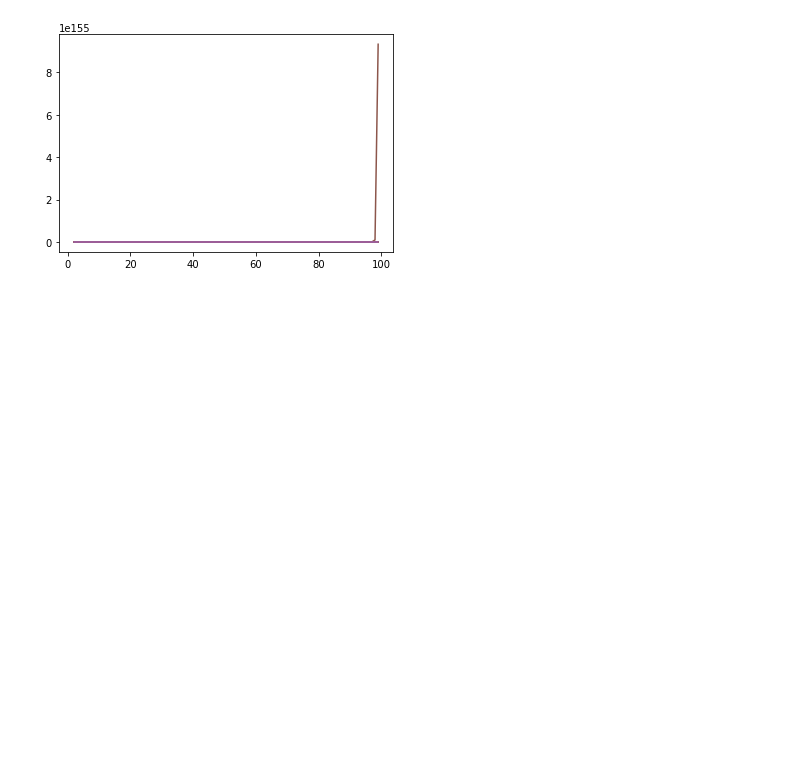
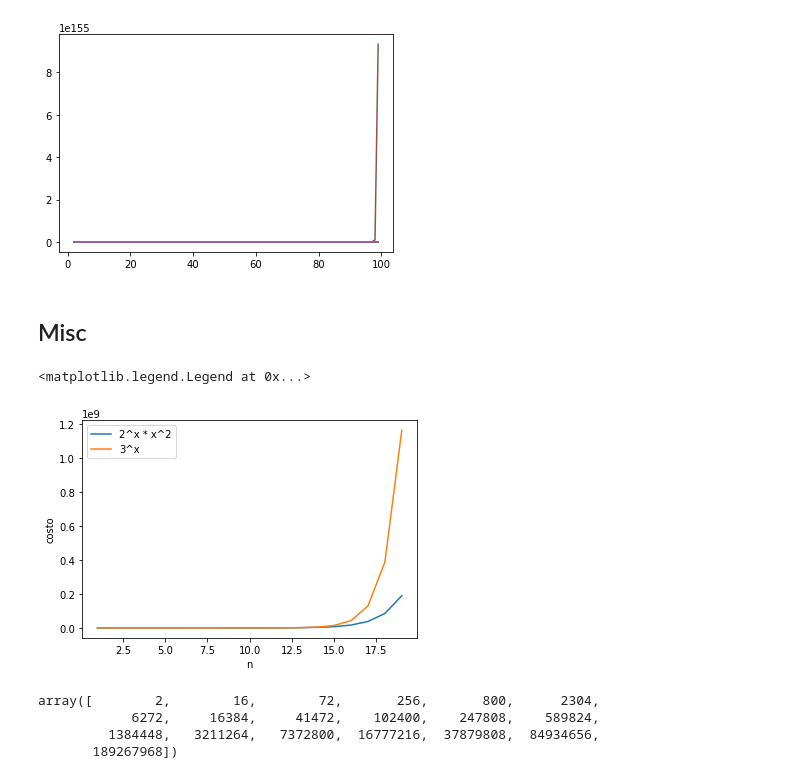
Before and after one commit to pgbarletta/Algoritmos, a Jupyter notebook: tps/1_complejidad.ipynb, the cells around one changed output. Cells and saved outputs as stored; diff of their text form; code cells hidden in the pictures; blank space fills up the shorter version.

```diff
--- a/tps/1_complejidad_benchmark.ipynb
+++ b/tps/1_complejidad.ipynb
@@ -374,3 +123,29 @@ plt.plot(x, y15, label='1 + sin^2(x)')
 # %% [output]
 [<matplotlib.lines.Line2D at 0x...>]
 [figure]
+# %% [markdown]
+## Misc
+# %%
+x = np.array(range(1, 20))
+
+z1 = 2**x
+z2 = 2**x * x**2
+z3 = 3**x
+# %%
+# plt.plot(x, z1, label='2^x')
+plt.plot(x, z2, label='2^x * x^2')
+plt.plot(x, z3, label='3^x')
+
+plt.xlabel('n')
+plt.ylabel('costo')
+plt.legend(loc = 2)
+# %% [output]
+<matplotlib.legend.Legend at 0x...>
+[figure, added]
+# %%
+z2
+# %% [output]
+array([        2,        16,        72,       256,       800,      2304,
+            6272,     16384,     41472,    102400,    247808,    589824,
+         1384448,   3211264,   7372800,  16777216,  37879808,  84934656,
+       189267968])
```
Also changed, not shown: parts of 12 cells of this notebook, 1 other file.
